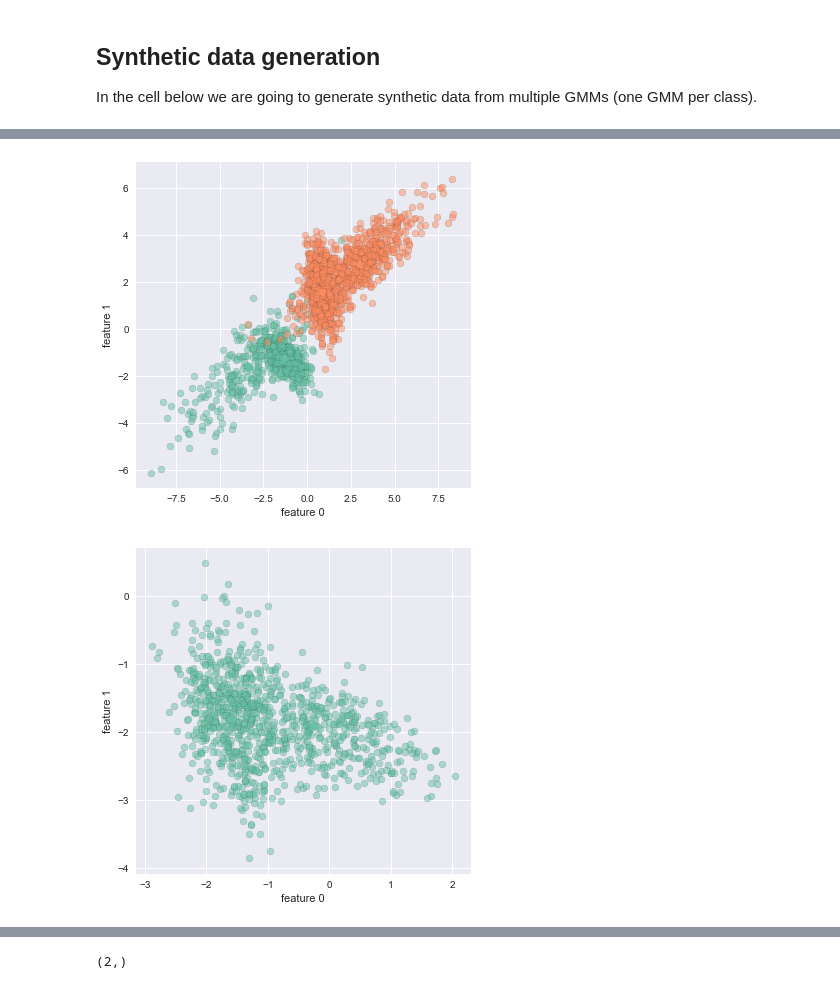
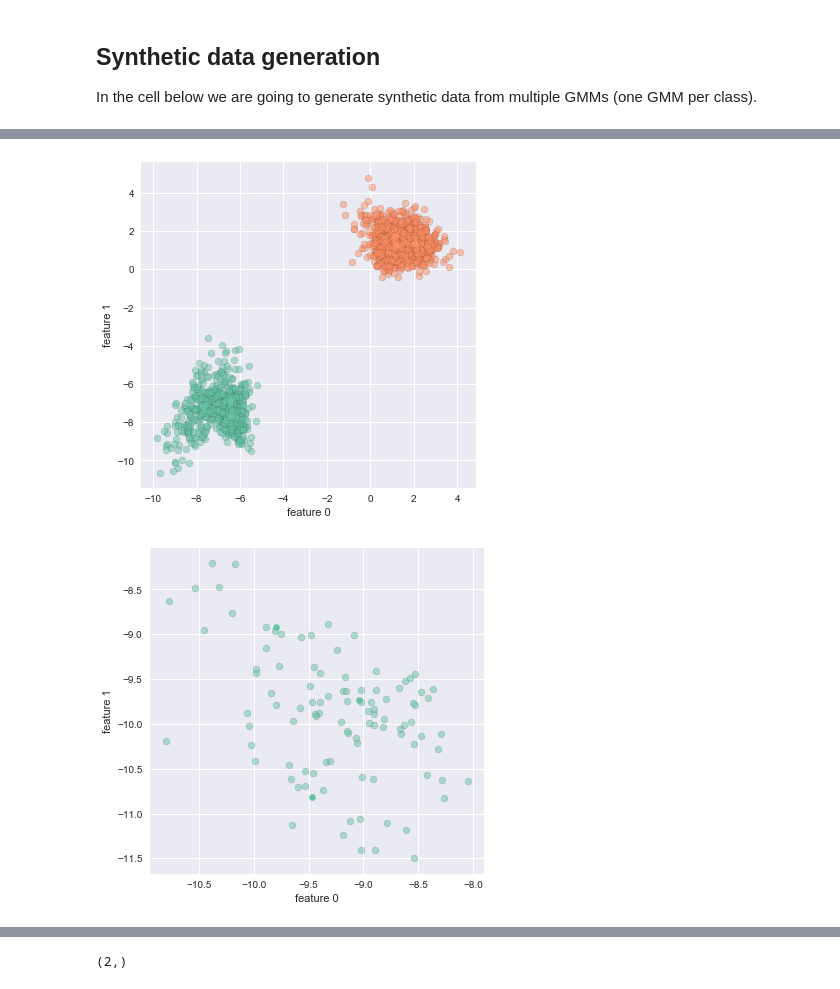
Before and after one commit to trannguyenle95/variational-gmm, a Jupyter notebook: streaming-gmm.ipynb, the cells around one changed output, grey strips where cells are left out. Drawn from its saved outputs; the diff is of its cells as text; code cells hidden in the pictures.

```diff
--- a/streaming-gmm.ipynb
+++ b/streaming-gmm.ipynb
@@ -61,8 +58,8 @@ The autoreload extension is already loaded. To reload it, use:
 # %%
 class GMMDataGenerator:
 
-    def __init__(self, m, k, d, mu_interval=(-10, 10), mu_var=(-2, 2),
-                 cov_var=(-1, 1), gamma_0=3.0, alpha_0=3.0):
+    def __init__(self, m, k, d, mu_interval=(-10, 10), mu_var=(-8, 8),
+                 cov_var=(-1, 1), gamma_0=3.0, alpha_0=5.0):
         """
         Args:
             m (int): number of classes.
@@ -144,26 +141,26 @@ class GMMDataGenerator:
 # %%
 # Number of Gaussian Mixtures (classes).
 M = 2
 
 # Number of components per class.
-K = 2
+K = 3
 
 # Dimension of data.
 D = 2
 
-np.random.seed(2731774)
+np.random.seed()
 
 synthetic_gmm = GMMDataGenerator(m=M, k=K, d=D)
 synthetic_gmm.generate(n=2000)
 synthetic_gmm.plot_2dproj()
 # %% [output]
-[figure, old version]
+[figure, new version]
 # %%
 synthetic_gmm = GMMDataGenerator(m=1, k=K, d=D)
-synthetic_gmm.generate(n=1000)
+synthetic_gmm.generate(n=100)
 synthetic_gmm.plot_2dproj()
 # %% [output]
-[figure, old version]
+[figure, new version]
 # %%
 def plot_gmm(X, mu, W):
     assert mu.shape[0] == W.shape[0]
```
Also changed, not shown: parts of 11 cells of this notebook, 1 other file.
